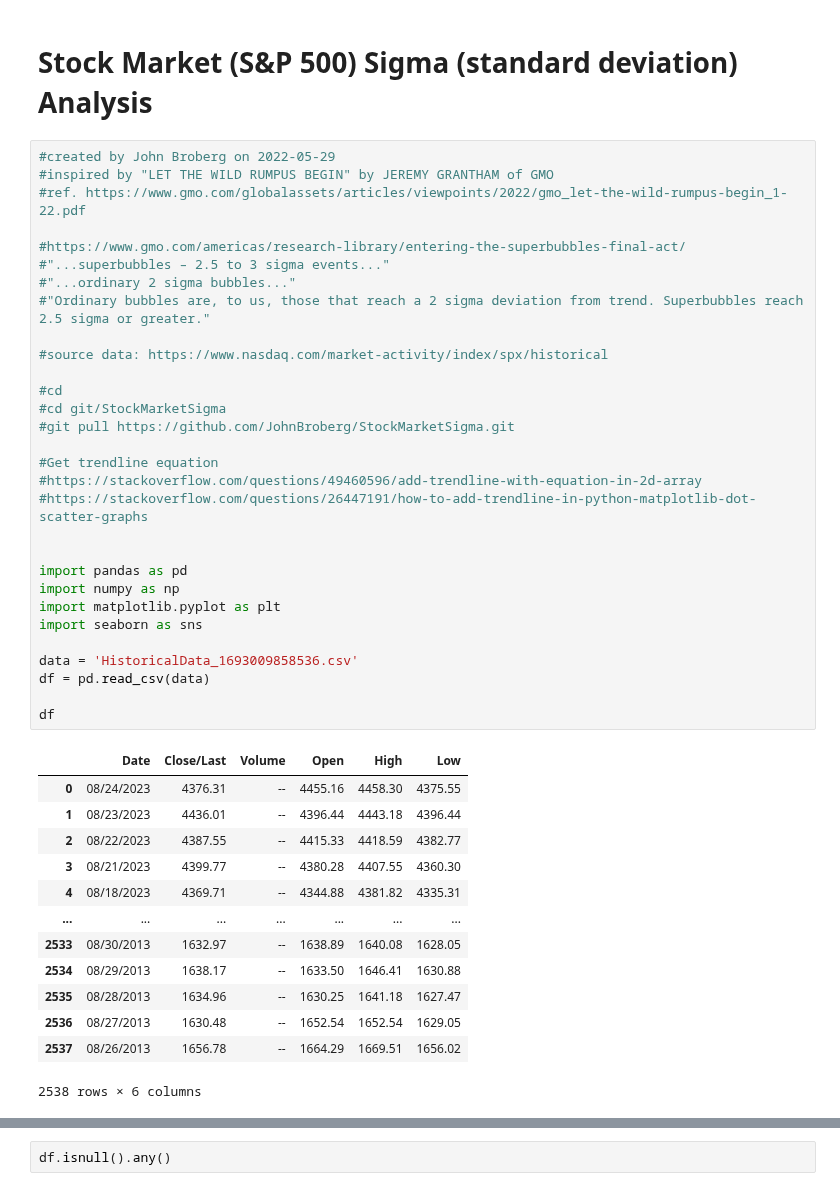
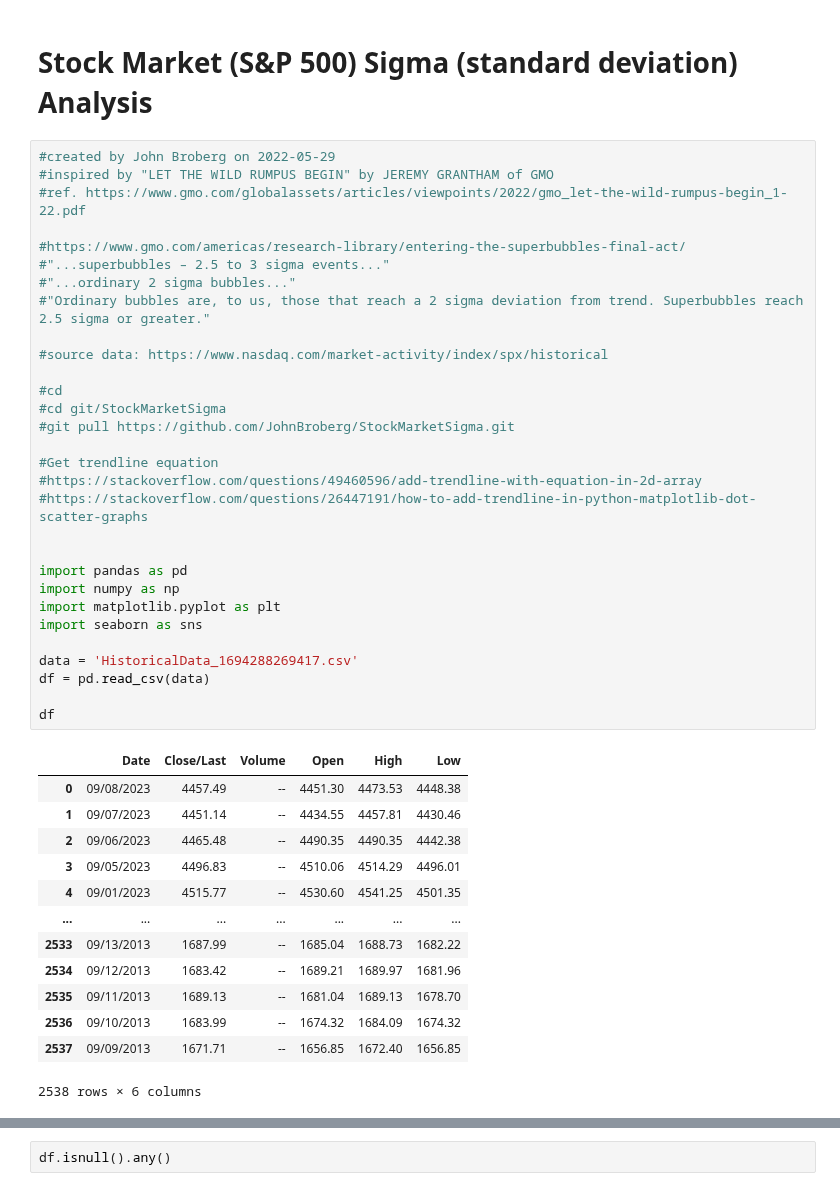
Before and after one commit to JohnBroberg/StockMarketSigma, a Jupyter notebook: StockMarketSigma.ipynb, the cells around one changed output, grey strips where cells are left out. Saved outputs shown, nothing was run; the diff lists cells and outputs as text.

```diff
--- a/StockMarketSigma.ipynb
+++ b/StockMarketSigma.ipynb
@@ -4,45 +4,45 @@
 #created by John Broberg on 2022-05-29
 #inspired by "LET THE WILD RUMPUS BEGIN" by JEREMY GRANTHAM of GMO
 #ref. https://www.gmo.com/globalassets/articles/viewpoints/2022/gmo_let-the-wild-rumpus-begin_1-22.pdf
 
 #https://www.gmo.com/americas/research-library/entering-the-superbubbles-final-act/
 #"...superbubbles – 2.5 to 3 sigma events..."
 #"...ordinary 2 sigma bubbles..."
 #"Ordinary bubbles are, to us, those that reach a 2 sigma deviation from trend. Superbubbles reach 2.5 sigma or greater."
 
 #source data: https://www.nasdaq.com/market-activity/index/spx/historical
 
 #cd
 #cd git/StockMarketSigma
 #git pull https://github.com/JohnBroberg/StockMarketSigma.git
 
 #Get trendline equation
 #https://stackoverflow.com/questions/49460596/add-trendline-with-equation-in-2d-array
 #https://stackoverflow.com/questions/26447191/how-to-add-trendline-in-python-matplotlib-dot-scatter-graphs
 
 
 import pandas as pd
 import numpy as np
 import matplotlib.pyplot as plt
 import seaborn as sns
 
-data = 'HistoricalData_1693009858536.csv'
+data = 'HistoricalData_1694288269417.csv'
 df = pd.read_csv(data)
 
 df
 # %% [output]
 |  | Date | Close/Last | Volume | Open | High | Low |
-| 0 | 08/24/2023 | 4376.31 | -- | 4455.16 | 4458.30 | 4375.55 |
-| 1 | 08/23/2023 | 4436.01 | -- | 4396.44 | 4443.18 | 4396.44 |
-| 2 | 08/22/2023 | 4387.55 | -- | 4415.33 | 4418.59 | 4382.77 |
-| 3 | 08/21/2023 | 4399.77 | -- | 4380.28 | 4407.55 | 4360.30 |
-| 4 | 08/18/2023 | 4369.71 | -- | 4344.88 | 4381.82 | 4335.31 |
+| 0 | 09/08/2023 | 4457.49 | -- | 4451.30 | 4473.53 | 4448.38 |
+| 1 | 09/07/2023 | 4451.14 | -- | 4434.55 | 4457.81 | 4430.46 |
+| 2 | 09/06/2023 | 4465.48 | -- | 4490.35 | 4490.35 | 4442.38 |
+| 3 | 09/05/2023 | 4496.83 | -- | 4510.06 | 4514.29 | 4496.01 |
+| 4 | 09/01/2023 | 4515.77 | -- | 4530.60 | 4541.25 | 4501.35 |
 | ... | ... | ... | ... | ... | ... | ... |
-| 2533 | 08/30/2013 | 1632.97 | -- | 1638.89 | 1640.08 | 1628.05 |
-| 2534 | 08/29/2013 | 1638.17 | -- | 1633.50 | 1646.41 | 1630.88 |
-| 2535 | 08/28/2013 | 1634.96 | -- | 1630.25 | 1641.18 | 1627.47 |
-| 2536 | 08/27/2013 | 1630.48 | -- | 1652.54 | 1652.54 | 1629.05 |
-| 2537 | 08/26/2013 | 1656.78 | -- | 1664.29 | 1669.51 | 1656.02 |
+| 2533 | 09/13/2013 | 1687.99 | -- | 1685.04 | 1688.73 | 1682.22 |
+| 2534 | 09/12/2013 | 1683.42 | -- | 1689.21 | 1689.97 | 1681.96 |
+| 2535 | 09/11/2013 | 1689.13 | -- | 1681.04 | 1689.13 | 1678.70 |
+| 2536 | 09/10/2013 | 1683.99 | -- | 1674.32 | 1684.09 | 1674.32 |
+| 2537 | 09/09/2013 | 1671.71 | -- | 1656.85 | 1672.40 | 1656.85 |
 2538 rows × 6 columns
 # %%
 df.describe()
```
Also changed, not shown: parts of 15 cells of this notebook, 2 other files.
